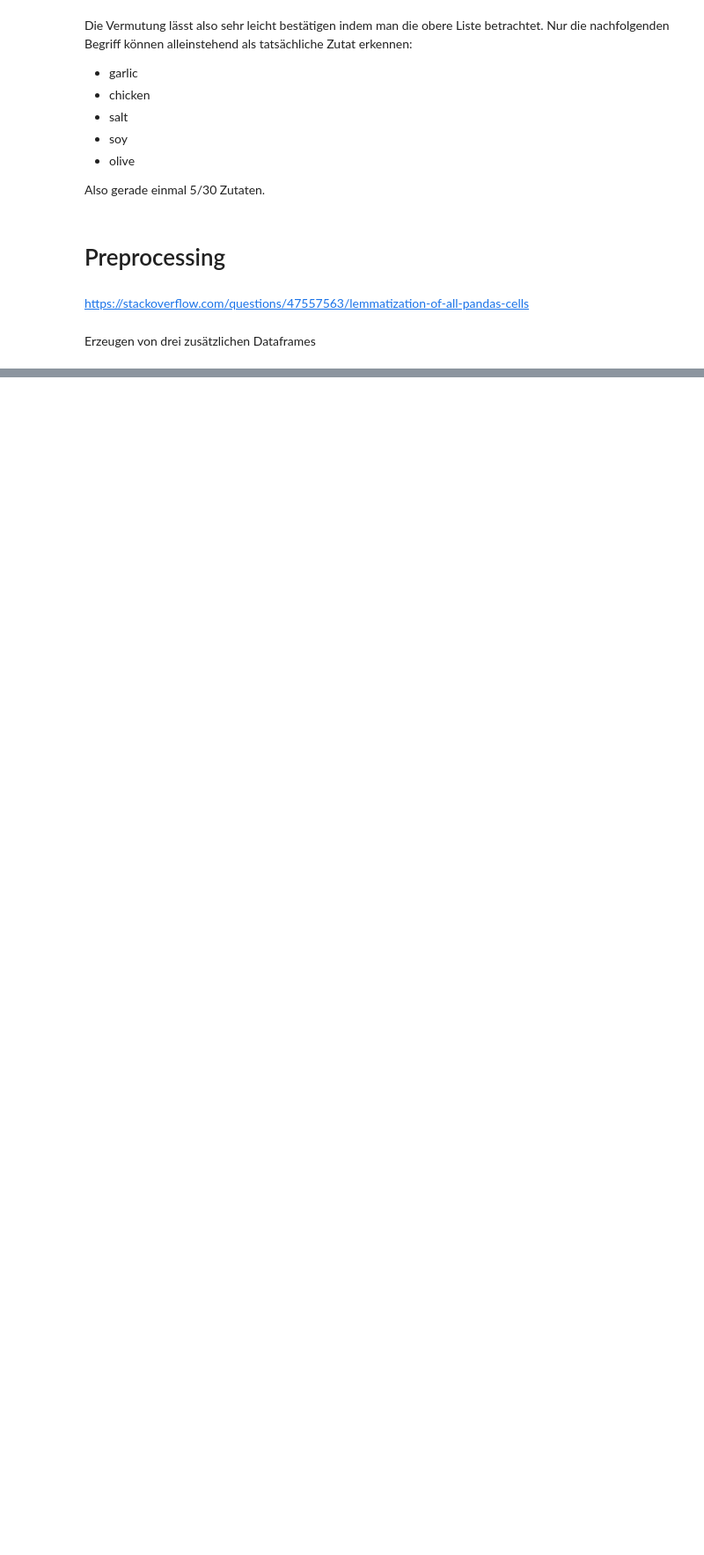
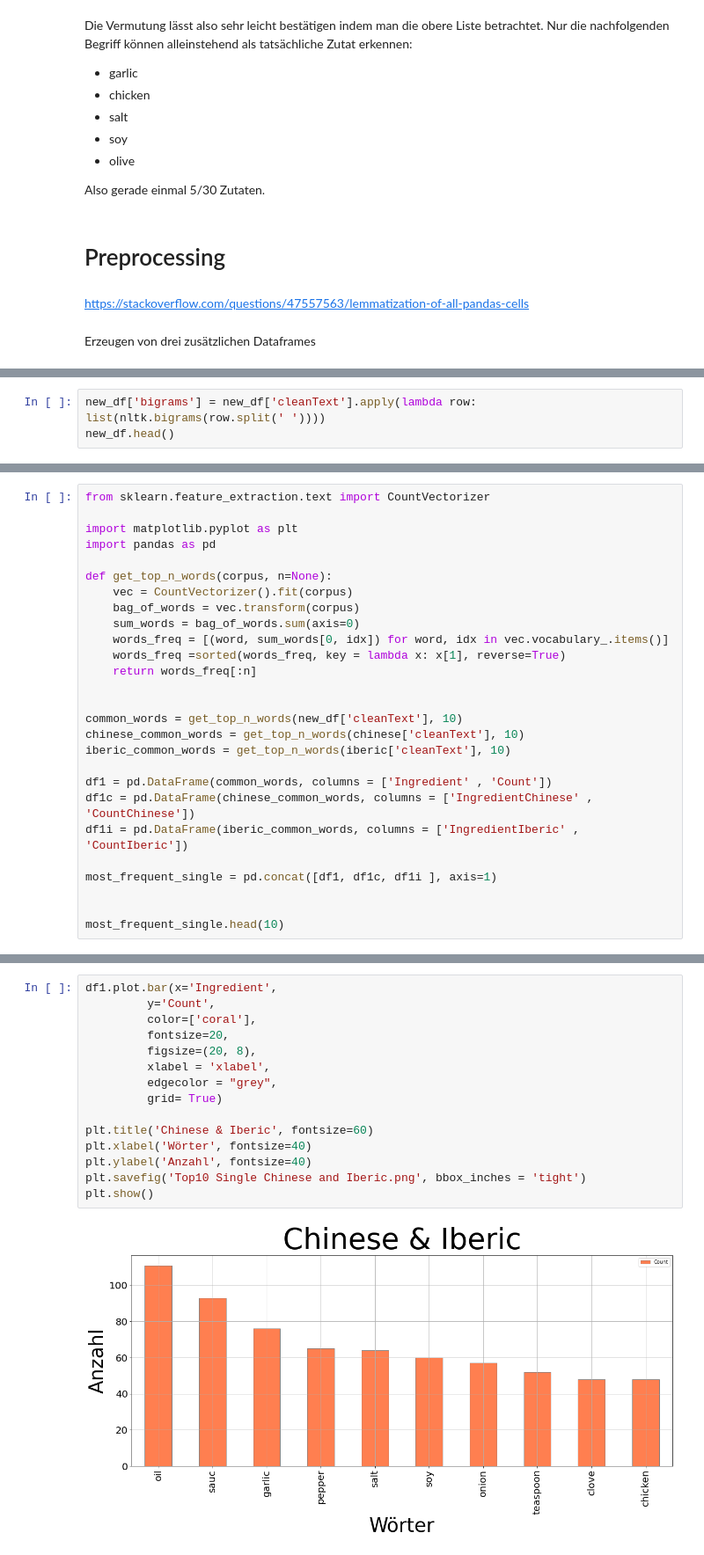
Before and after one commit to leanderpeter/Recipe-Text-Analyzer-Multi-Classification, a Jupyter notebook: Task 1/Task 1b.ipynb, the cells around one changed output, grey strips where cells are left out. Shown at 88% size. Saved outputs shown, nothing was run; the diff lists cells and outputs as text; blank space fills up the shorter version.

```diff
--- a/Task 1/Task 1b.ipynb
+++ b/Task 1/Task 1b.ipynb
@@ -92,0 +192,3 @@ Erzeugen von drei zusätzlichen Dataframes
+# %%
+new_df['bigrams'] = new_df['cleanText'].apply(lambda row: list(nltk.bigrams(row.split(' '))))
+new_df.head()
@@ -97,0 +354,27 @@ iberic = df.loc[(df['cuisine'] == 'Iberic')]
+# %%
+from sklearn.feature_extraction.text import CountVectorizer
+
+import matplotlib.pyplot as plt
+import pandas as pd
+
+def get_top_n_words(corpus, n=None):
+    vec = CountVectorizer().fit(corpus)
+    bag_of_words = vec.transform(corpus)
+    sum_words = bag_of_words.sum(axis=0)
+    words_freq = [(word, sum_words[0, idx]) for word, idx in vec.vocabulary_.items()]
+    words_freq =sorted(words_freq, key = lambda x: x[1], reverse=True)
+    return words_freq[:n]
+
+
+common_words = get_top_n_words(new_df['cleanText'], 10)
+chinese_common_words = get_top_n_words(chinese['cleanText'], 10)
+iberic_common_words = get_top_n_words(iberic['cleanText'], 10)
+
+df1 = pd.DataFrame(common_words, columns = ['Ingredient' , 'Count'])
+df1c = pd.DataFrame(chinese_common_words, columns = ['IngredientChinese' , 'CountChinese'])
+df1i = pd.DataFrame(iberic_common_words, columns = ['IngredientIberic' , 'CountIberic'])
+
+most_frequent_single = pd.concat([df1, df1c, df1i ], axis=1)
+
+
+most_frequent_single.head(10)
@@ -97,0 +393,17 @@ iberic = df.loc[(df['cuisine'] == 'Iberic')]
+# %%
+df1.plot.bar(x='Ingredient',
+         y='Count',
+         color=['coral'],
+         fontsize=20,
+         figsize=(20, 8),
+         xlabel = 'xlabel',
+         edgecolor = "grey",
+         grid= True)
+
+plt.title('Chinese & Iberic', fontsize=60)
+plt.xlabel('Wörter', fontsize=40)
+plt.ylabel('Anzahl', fontsize=40)
+plt.savefig('Top10 Single Chinese and Iberic.png', bbox_inches = 'tight')
+plt.show()
+# %% [output]
+[figure, added]
```
Also changed, not shown: parts of 62 cells of this notebook, 16 other files.
